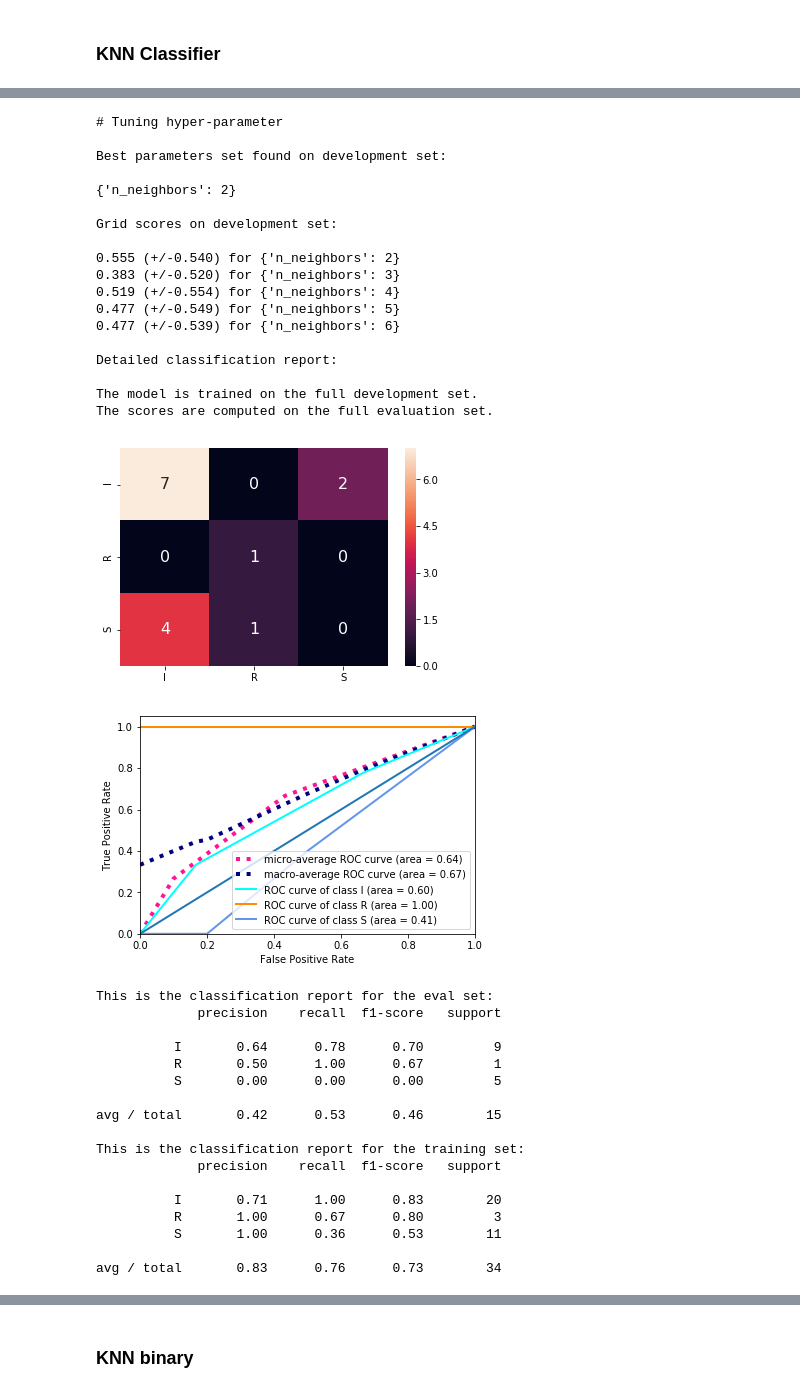
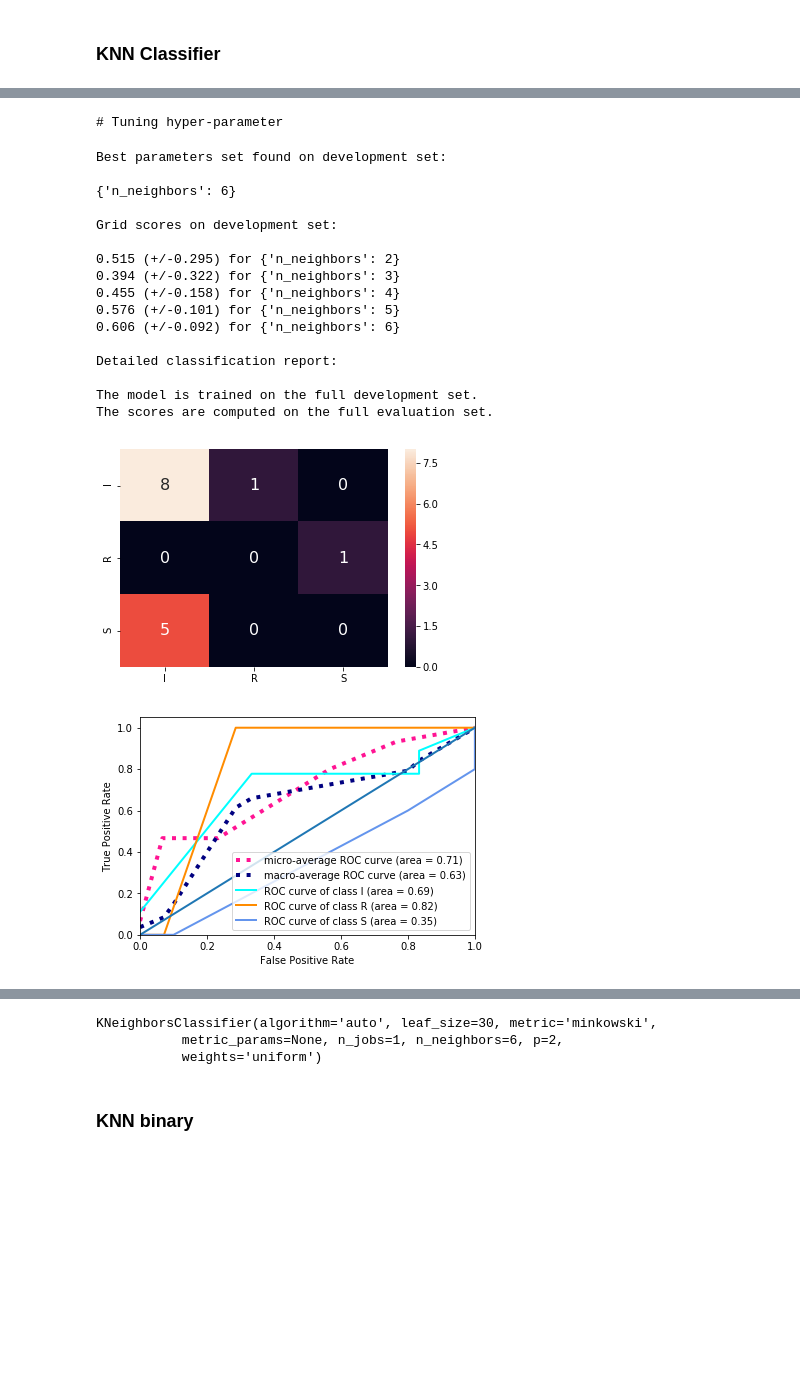
Before and after one commit to annamerk/crmo-diagnosis-using-mri, a Jupyter notebook: inception/Inception CNN retraining.ipynb, the cells around one changed output, grey strips where cells are left out. Drawn from its saved outputs; the diff is of its cells as text; code cells hidden in the pictures; blank space fills up the shorter version.

```diff
--- a/inception/Inception CNN retraining.ipynb
+++ b/inception/Inception CNN retraining.ipynb
@@ -339,40 +262,22 @@ GridSearchCV(cv=LeavePOut(p=3), error_score='raise',
 # %%
-train_knn(X_concat, y_concat, True)
+train_knn(X_concat, y_concat, True, cv=5)
 # %% [output]
 # Tuning hyper-parameter
-
-Best parameters set found on development set:
-
-{'n_neighbors': 2}
-
-Grid scores on development set:
-
-0.555 (+/-0.540) for {'n_neighbors': 2}
-0.383 (+/-0.520) for {'n_neighbors': 3}
-0.519 (+/-0.554) for {'n_neighbors': 4}
-0.477 (+/-0.549) for {'n_neighbors': 5}
-0.477 (+/-0.539) for {'n_neighbors': 6}
-
-Detailed classification report:
-
-The model is trained on the full development set.
-The scores are computed on the full evaluation set.
+Best parameters set found on development set:
+
+{'n_neighbors': 6}
+
+Grid scores on development set:
+
+0.515 (+/-0.295) for {'n_neighbors': 2}
+0.394 (+/-0.322) for {'n_neighbors': 3}
+0.455 (+/-0.158) for {'n_neighbors': 4}
+0.576 (+/-0.101) for {'n_neighbors': 5}
+0.606 (+/-0.092) for {'n_neighbors': 6}
+
+Detailed classification report:
+
+The model is trained on the full development set.
+The scores are computed on the full evaluation set.
-[figure, old version]
+[figure, new version]
-[figure, old version]
+[figure, new version]
-This is the classification report for the eval set:
-             precision    recall  f1-score   support
-
-          I       0.64      0.78      0.70         9
-          R       0.50      1.00      0.67         1
-          S       0.00      0.00      0.00         5
-
-avg / total       0.42      0.53      0.46        15
-
-This is the classification report for the training set:
-             precision    recall  f1-score   support
-
-          I       0.71      1.00      0.83        20
-          R       1.00      0.67      0.80         3
-          S       1.00      0.36      0.53        11
-
-avg / total       0.83      0.76      0.73        34
@@ -387,3 +301,6 @@ GridSearchCV(cv=LeavePOut(p=3), error_score='raise',
+KNeighborsClassifier(algorithm='auto', leaf_size=30, metric='minkowski',
+           metric_params=None, n_jobs=1, n_neighbors=6, p=2,
+           weights='uniform')
 # %% [markdown]
 ### KNN binary
 # %%
```
Also changed, not shown: parts of 33 cells of this notebook, 29 other files.
